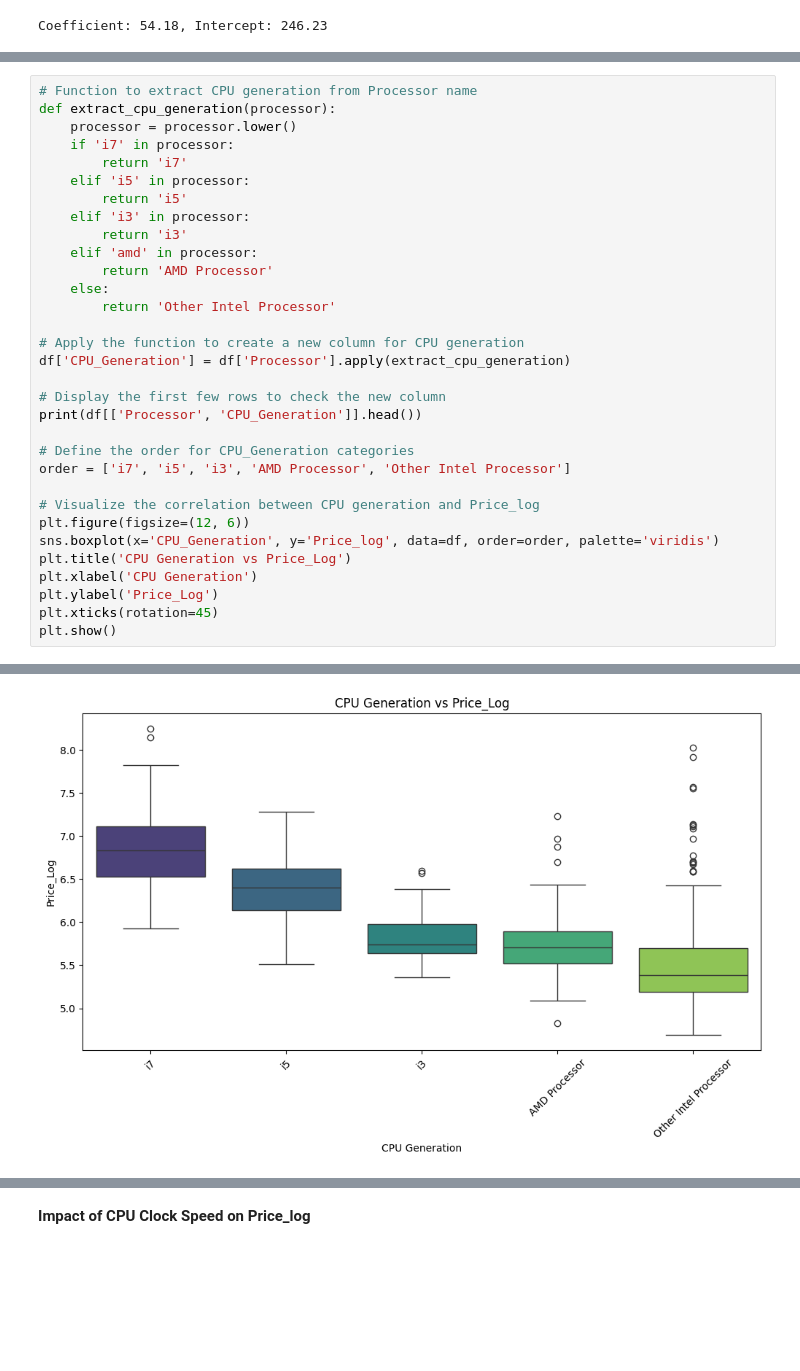
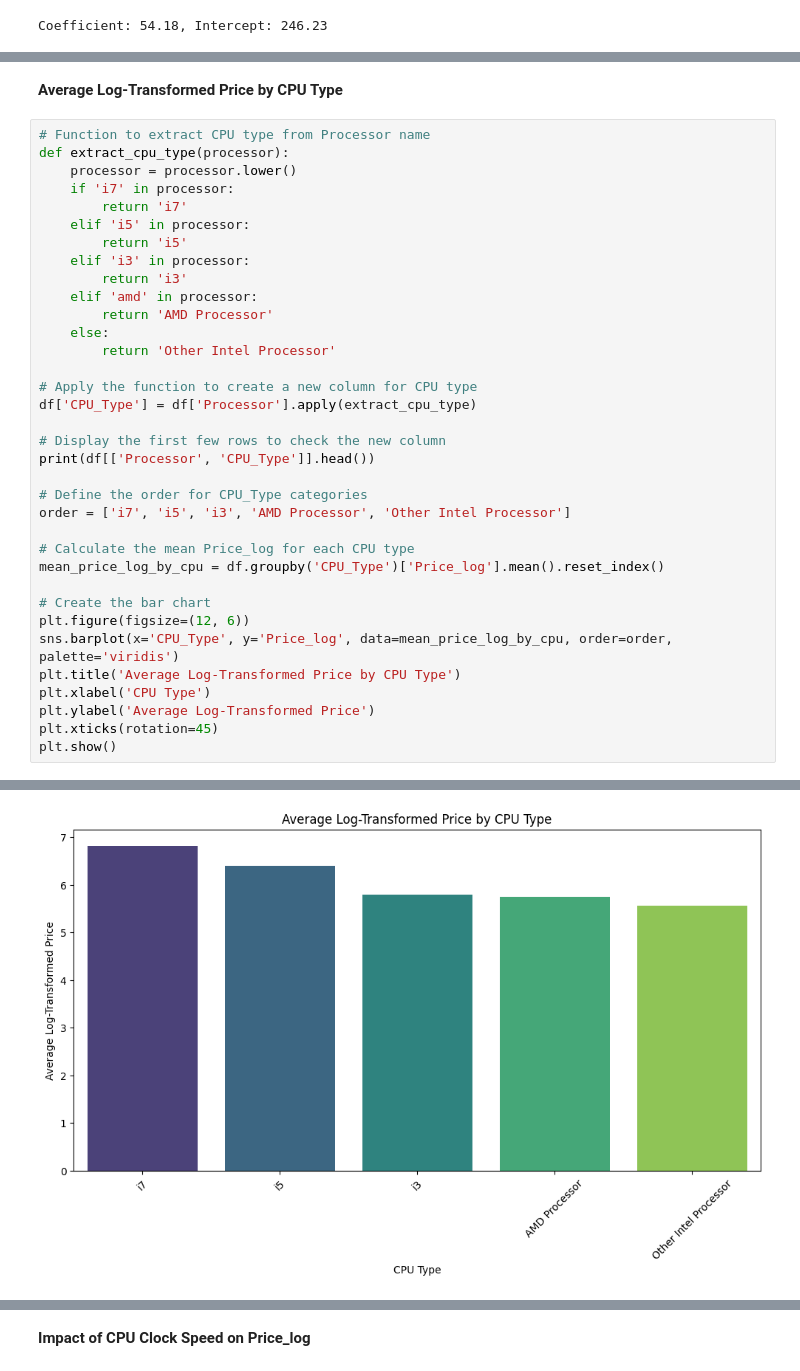
Before and after one commit to kimhongzhang323/WIA1007-Intro-to-Data-Science, a Jupyter notebook: src/IDS_EDA_PART.ipynb, the cells around one changed output, grey strips where cells are left out. Cells and saved outputs as stored; diff of their text form; blank space fills up the shorter version.

```diff
--- a/src/IDS_EDA_PART.ipynb
+++ b/src/IDS_EDA_PART.ipynb
@@ -427,6 +465,8 @@ Coefficient: 54.18, Intercept: 246.23
+# %% [markdown]
+**Average Log-Transformed Price by CPU Type**
 # %%
-# Function to extract CPU generation from Processor name
-def extract_cpu_generation(processor):
+# Function to extract CPU type from Processor name
+def extract_cpu_type(processor):
     processor = processor.lower()
     if 'i7' in processor:
         return 'i7'
@@ -439,21 +479,24 @@ def extract_cpu_generation(processor):
     else:
         return 'Other Intel Processor'
 
-# Apply the function to create a new column for CPU generation
-df['CPU_Generation'] = df['Processor'].apply(extract_cpu_generation)
+# Apply the function to create a new column for CPU type
+df['CPU_Type'] = df['Processor'].apply(extract_cpu_type)
 
 # Display the first few rows to check the new column
-print(df[['Processor', 'CPU_Generation']].head())
+print(df[['Processor', 'CPU_Type']].head())
 
-# Define the order for CPU_Generation categories
+# Define the order for CPU_Type categories
 order = ['i7', 'i5', 'i3', 'AMD Processor', 'Other Intel Processor']
 
-# Visualize the correlation between CPU generation and Price_log
+# Calculate the mean Price_log for each CPU type
+mean_price_log_by_cpu = df.groupby('CPU_Type')['Price_log'].mean().reset_index()
+
+# Create the bar chart
 plt.figure(figsize=(12, 6))
-sns.boxplot(x='CPU_Generation', y='Price_log', data=df, order=order, palette='viridis')
-plt.title('CPU Generation vs Price_Log')
-plt.xlabel('CPU Generation')
-plt.ylabel('Price_Log')
+sns.barplot(x='CPU_Type', y='Price_log', data=mean_price_log_by_cpu, order=order, palette='viridis')
+plt.title('Average Log-Transformed Price by CPU Type')
+plt.xlabel('CPU Type')
+plt.ylabel('Average Log-Transformed Price')
 plt.xticks(rotation=45)
 plt.show()
 # %% [output]
@@ -469 +512 @@ Passing `palette` without assigning `hue` is deprecated and will be removed in v
-[figure, old version]
+[figure, new version]
```
Also changed, not shown: parts of 34 cells of this notebook, 4 other files.
